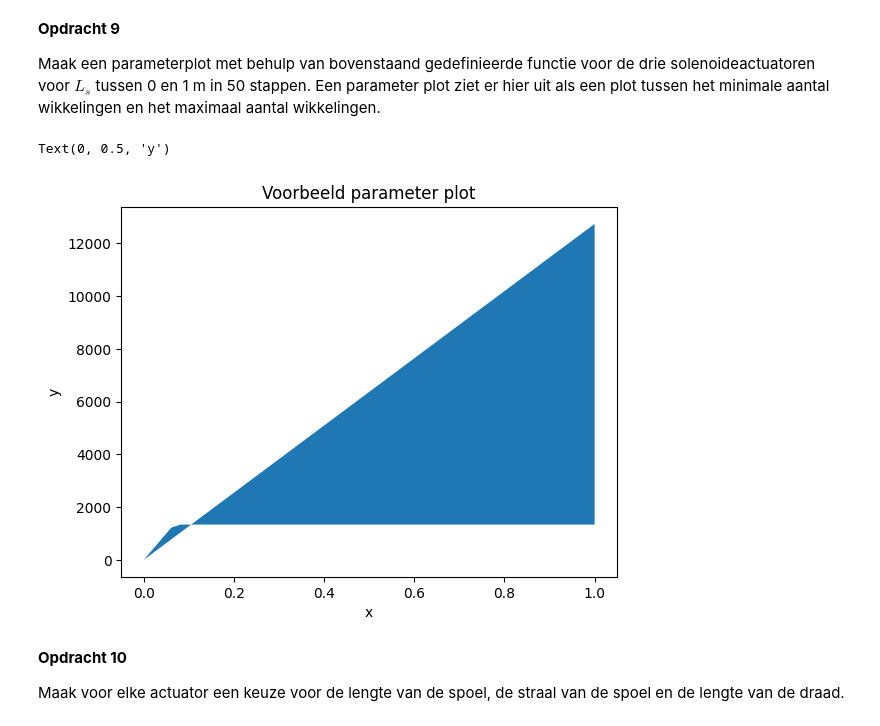
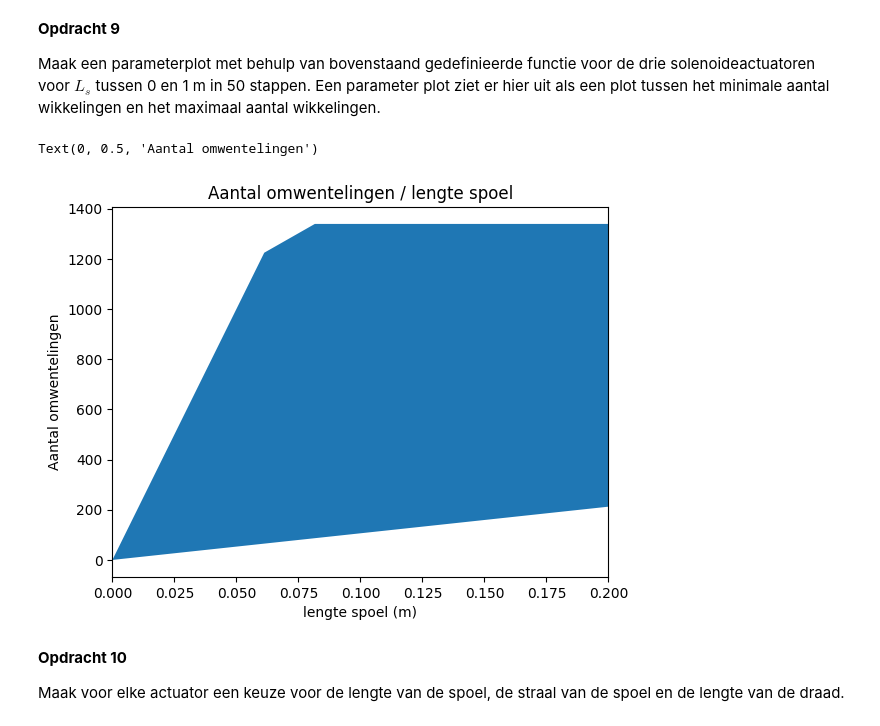
Before and after one commit to PimvanBeers/opdrachten-DEF-D, a Jupyter notebook: 2KrachtactuatorOpdracht/KrachtactuatorOpdracht.ipynb, the cells around one changed output. Drawn from its saved outputs; the diff is of its cells as text; code cells hidden in the pictures.

```diff
--- a/2KrachtactuatorOpdracht/KrachtactuatorOpdracht.ipynb
+++ b/2KrachtactuatorOpdracht/KrachtactuatorOpdracht.ipynb
@@ -272,19 +272,20 @@ Maak een parameterplot met behulp van bovenstaand gedefinieerde functie voor de
 # %%
 ###
 ###Jouw code hier###
 ###
 
 Lijst_L_s = np.linspace(0, 1, 50)
 
 Lijst_N_min, Lijst_N_max = Lijst_aantal_wikkelingen(Lijst_L_s, r_s_deuractuator, r_draad_deuractuator, I_deuractuator, L_draad_deuractuator, F_deuractuator, mu_r)
 
 plt.fill_between(Lijst_L_s, Lijst_N_min, Lijst_N_max) # De ruimte tussen de eisen vullen
-plt.title("Voorbeeld parameter plot")
-plt.xlabel("x")
-plt.ylabel("y")
+plt.title("Aantal omwentelingen / lengte spoel")
+plt.xlim([0,0.2])
+plt.xlabel("lengte spoel (m)")
+plt.ylabel("Aantal omwentelingen")
 # %% [output]
-Text(0, 0.5, 'y')
+Text(0, 0.5, 'Aantal omwentelingen')
-[figure, old version]
+[figure, new version]
 # %% [markdown]
 **Opdracht 10**
 
```
